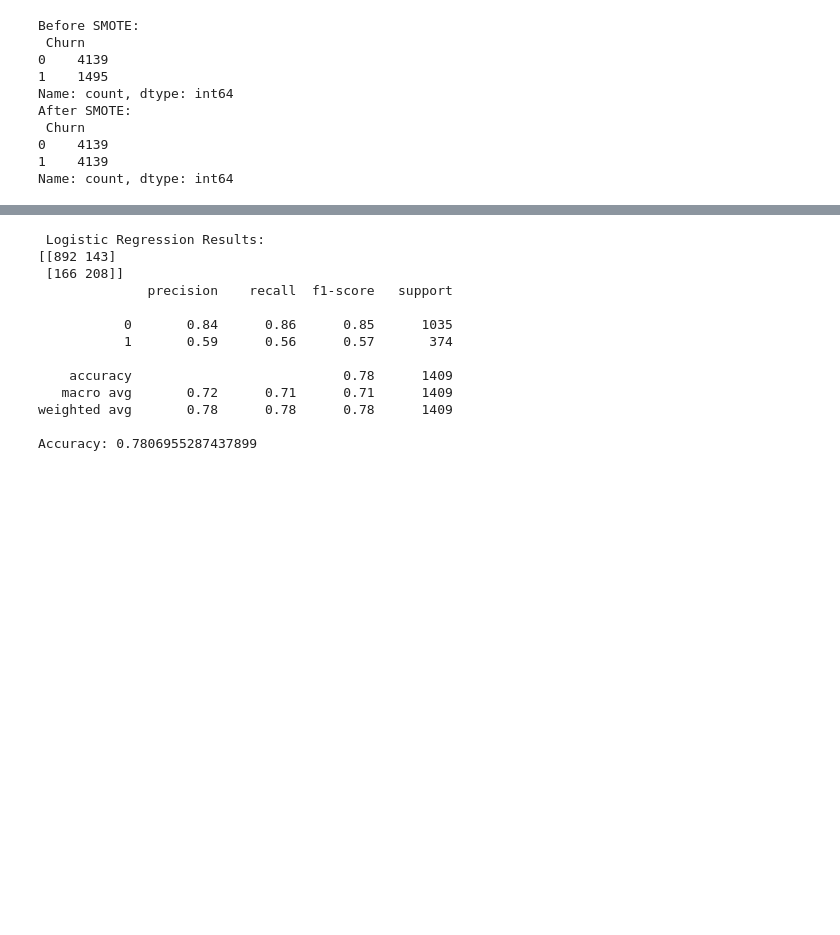
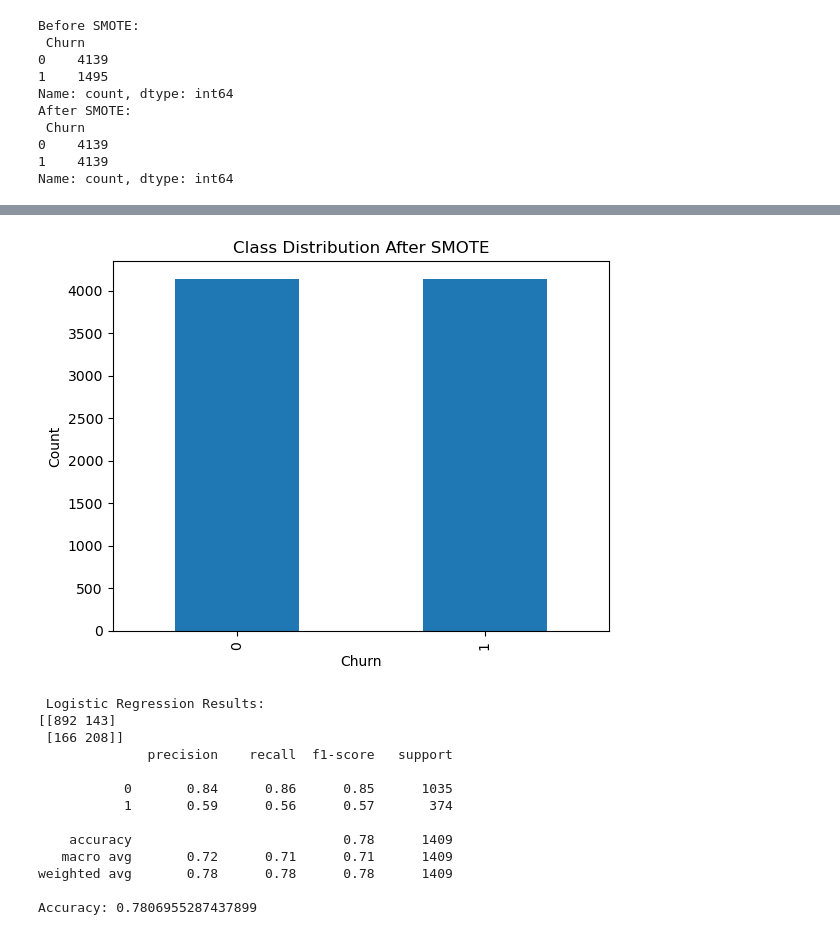
Before and after one commit to deepakraj-04/Data-Science-Project, a Jupyter notebook: Data Science Project.ipynb, the cells around one changed output, grey strips where cells are left out. Saved outputs shown, nothing was run; the diff lists cells and outputs as text; code cells hidden in the pictures; blank space fills up the shorter version.

```diff
--- a/Data Science Project.ipynb
+++ b/Data Science Project.ipynb
@@ -147 +164,10 @@ Name: count, dtype: int64
+# %%
+# Plot class distribution after SMOTE
+y_train_res.value_counts().plot(kind='bar')
+plt.title("Class Distribution After SMOTE")
+plt.xlabel("Churn")
+plt.ylabel("Count")
+plt.show()
+# %% [output]
+[figure, added]
 # %%
```
Also changed, not shown: parts of 30 cells of this notebook, 1 other file.
